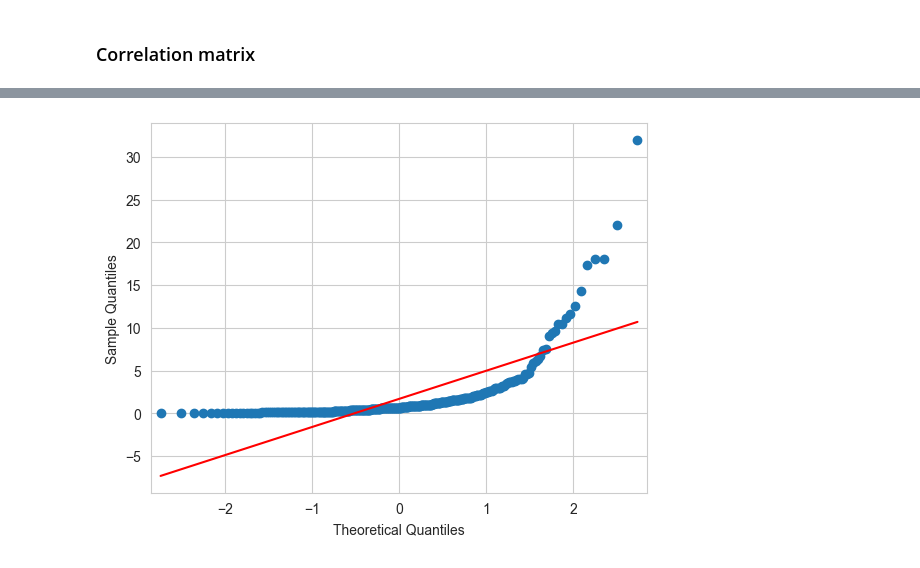
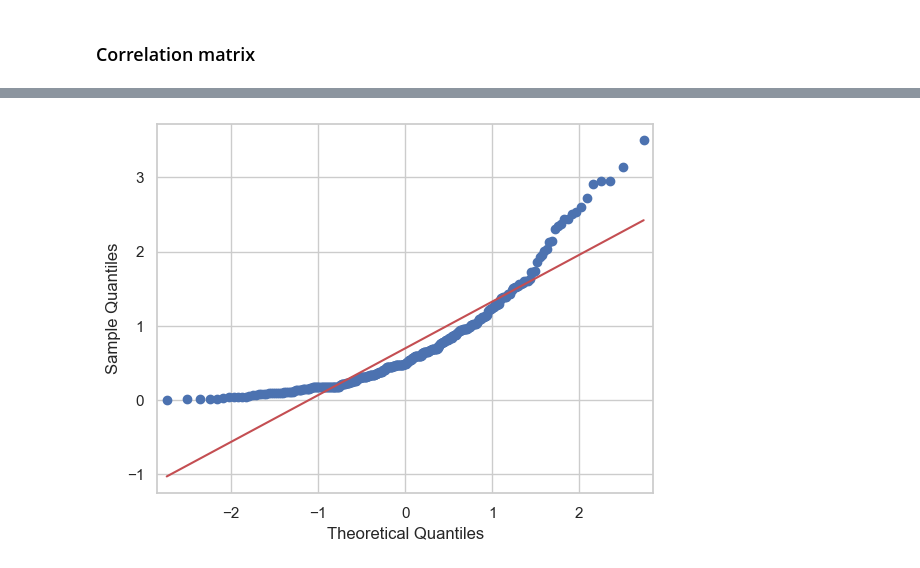
Before and after one commit to konnatzeik/Master_Thesis, a Jupyter notebook: notebooks/01_EDA.ipynb, the cells around one changed output, grey strips where cells are left out. Saved outputs shown, nothing was run; the diff lists cells and outputs as text; code cells hidden in the pictures.

```diff
--- a/notebooks/01_EDA.ipynb
+++ b/notebooks/01_EDA.ipynb
@@ -1408,9 +1017,0 @@ plt.show()
-# %%
-df_cleaned['esr_bin'] = pd.cut(df_cleaned['esr'], bins=5)
-flare_rate = df_cleaned.groupby('esr_bin')['target_flare_next'].mean()
-flare_rate.plot(kind='bar', color="#67AFC6FF", edgecolor='black')
-
-plt.ylabel("Probability of flare at next visit")
-plt.xlabel("ESR range")
-plt.title("Flare probability vs ESR")
-plt.show()
@@ -1418,0 +1253,33 @@ plt.show()
+# %%
+df_cleaned['age_bins'] = pd.cut(df_cleaned['age_at_visit'], bins=5, right=True)
+df_cleaned['das28_bins'] = pd.cut(df_cleaned['das28_score'], bins=[0, 3.2, 5.1, 7], right=True)
+
+
+target_cols = [
+    'gender', 'age_bins'
+]
+
+for col in target_cols:
+    raw_crosstab = pd.crosstab(df_cleaned[col], df_cleaned['flare_next_visit'])
+    pct_crosstab = pd.crosstab(df_cleaned[col], df_cleaned['flare_next_visit'], normalize='index') * 100
+    chi2, p, dof, expected = chi2_contingency(raw_crosstab)
+
+    # Calculate Cramer's V (Effect Size)
+    n = raw_crosstab.sum().sum()
+    min_dim = min(raw_crosstab.shape) - 1
+    cramers_v = np.sqrt(chi2 / (n * min_dim)) if min_dim > 0 else 0
+
+    print(f"{col.upper()}")
+    print(f"Header Row Stats -> Chi2: {chi2:.2f} | p-value: {p:.3f} | Cramer's V: {cramers_v:.3f}")
+
+    for category in raw_crosstab.index:
+        total_n = raw_crosstab.loc[category].sum()
+        no_flare_n = raw_crosstab.loc[category, 0]
+        no_flare_pct = pct_crosstab.loc[category, 0]
+        flare_n = raw_crosstab.loc[category, 1]
+        flare_pct = pct_crosstab.loc[category, 1]
+
+        print(f"  Category {category} (Total N = {total_n}):")
+        print(f"    No Flare -> {no_flare_n} ({no_flare_pct:.1f}%)")
+        print(f"    Flare    -> {flare_n} ({flare_pct:.1f}%)")
+    print("-" * 70)
@@ -1446,8 +2103,8 @@ Crammer's V
 # %%
 import statsmodels.api as sm
 import pylab as py
 
-sm.qqplot(df_cleaned['crp_normalized'].dropna(), line='s')
+sm.qqplot(df_cleaned['log_crp_normalized'].dropna(), line='s')
 py.show()
 # %% [output]
-[figure, old version]
+[figure, new version]
```
Also changed, not shown: parts of 142 cells of this notebook, 5 other files.
